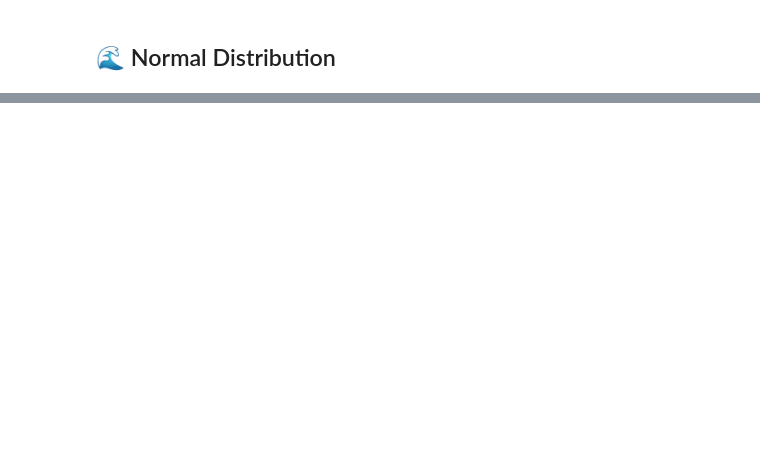
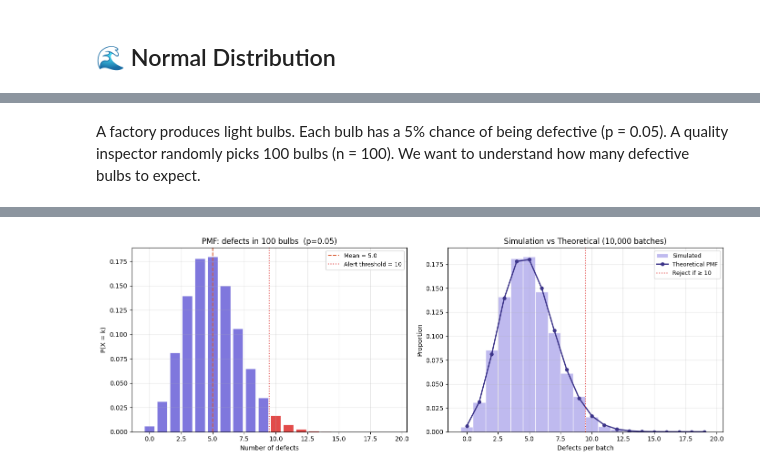
Before and after one commit to maxegorovpt/da_portfolio, a Jupyter notebook: 02_substack_posts/003_types_of_distributions_wip.ipynb, the cells around one changed output, grey strips where cells are left out. Saved outputs shown, nothing was run; the diff lists cells and outputs as text; code cells hidden in the pictures; blank space fills up the shorter version.

```diff
--- a/02_substack_posts/003_types_of_distributions_wip.ipynb
+++ b/02_substack_posts/003_types_of_distributions_wip.ipynb
@@ -110,0 +337,79 @@ https://www.youtube.com/watch?v=V3Qxj2C7rP0
+# %% [markdown]
+A factory produces light bulbs. Each bulb has a 5% chance of being defective (p = 0.05). A quality inspector randomly picks 100 bulbs (n = 100). We want to understand how many defective bulbs to expect.
+# %%
+import numpy as np
+import matplotlib.pyplot as plt
+from scipy.stats import binom
+
+# ── Setup ─────────────────────────────────────────────────
+n = 100      # bulbs inspected per batch  ← changed
+p = 0.05     # defect probability per bulb
+k = np.arange(0, n + 1)
+pmf = binom.pmf(k, n, p)
+cdf = binom.cdf(k, n, p)
+
+# ── Key probability queries ───────────────────────────────
+p_zero    = binom.pmf(0, n, p)
+p_le2     = binom.cdf(2, n, p)
+p_ge10    = 1 - binom.cdf(9, n, p)          # threshold raised to 10
+p_between = binom.cdf(7, n, p) - binom.cdf(0, n, p)  # 1–7 range
+
+print("=== Quality Control Analysis ===")
+print(f"n = {n} bulbs,  p = {p} defect rate")
+print(f"Expected defects (mean)  : {binom.mean(n, p):.2f}")
+print(f"Std deviation            : {binom.std(n, p):.2f}")
+print()
+print(f"P(0 defects)             : {p_zero:.4f}  ({p_zero*100:.1f}%)")
+print(f"P(≤2 defects)            : {p_le2:.4f}  ({p_le2*100:.1f}%)")
+print(f"P(1–7 defects)           : {p_between:.4f}  ({p_between*100:.1f}%)")
+print(f"P(≥10 defects) — alert!  : {p_ge10:.4f}  ({p_ge10*100:.2f}%)")
+
+# Threshold: flag batch if defects ≥ 10 (scaled up from 5 for n=30)
+threshold = 10
+print(f"\nAlert threshold          : ≥{threshold} defects → reject batch")
+print(f"Batches falsely rejected : {p_ge10*100:.2f}% (false alarm rate)")
+
+# ── Simulation: 10,000 batches ────────────────────────────
+np.random.seed(42)
+batches  = np.random.binomial(n, p, size=10_000)
+rejected = np.sum(batches >= threshold)
+print(f"\nSimulation (10,000 batches):")
+print(f"Rejected batches         : {rejected} ({rejected/100:.2f}%)")
+print(f"Mean defects per batch   : {batches.mean():.3f}")
+
+# ── Plot ──────────────────────────────────────────────────
+fig, axes = plt.subplots(1, 2, figsize=(14, 5))
+
+# Left: PMF with alert region highlighted
+plot_range = 20                              # show k = 0..19 (sensible for n=100, p=0.05)
+k_plot = k[:plot_range]
+pmf_plot = pmf[:plot_range]
+bar_colors = ['#E24B4A' if ki >= threshold else '#7F77DD' for ki in k_plot]
+
+axes[0].bar(k_plot, pmf_plot, color=bar_colors, edgecolor='white', linewidth=0.5)
+axes[0].axvline(binom.mean(n, p), color='#D85A30', linestyle='--',
+                linewidth=1.5, label=f'Mean = {binom.mean(n, p):.1f}')
+axes[0].axvline(threshold - 0.5, color='#E24B4A', linestyle=':',
+                linewidth=1.5, label=f'Alert threshold = {threshold}')
+axes[0].set_title(f'PMF: defects in {n} bulbs  (p={p})')
+axes[0].set_xlabel('Number of defects')
+axes[0].set_ylabel('P(X = k)')
+axes[0].legend(fontsize=9)
+axes[0].grid(alpha=0.3)
+
+# Right: simulation histogram vs theoretical PMF
+axes[1].hist(batches, bins=np.arange(-0.5, 20.5, 1), density=True,
+             color='#AFA9EC', edgecolor='white', alpha=0.8, label='Simulated')
+axes[1].plot(k_plot, pmf_plot, 'o-', color='#3C3489',
+             linewidth=2, markersize=5, label='Theoretical PMF')
+axes[1].axvline(threshold - 0.5, color='#E24B4A', linestyle=':',
+                linewidth=1.5, label=f'Reject if ≥ {threshold}')
+axes[1].set_title('Simulation vs Theoretical (10,000 batches)')
+axes[1].set_xlabel('Defects per batch')
+axes[1].set_ylabel('Proportion')
+axes[1].legend(fontsize=9)
+axes[1].grid(alpha=0.3)
+
+plt.tight_layout()
+plt.show()
+# %% [output]
@@ -110,0 +432 @@ https://www.youtube.com/watch?v=V3Qxj2C7rP0
+[figure, added]
```
Also changed, not shown: parts of 73 cells of this notebook.
